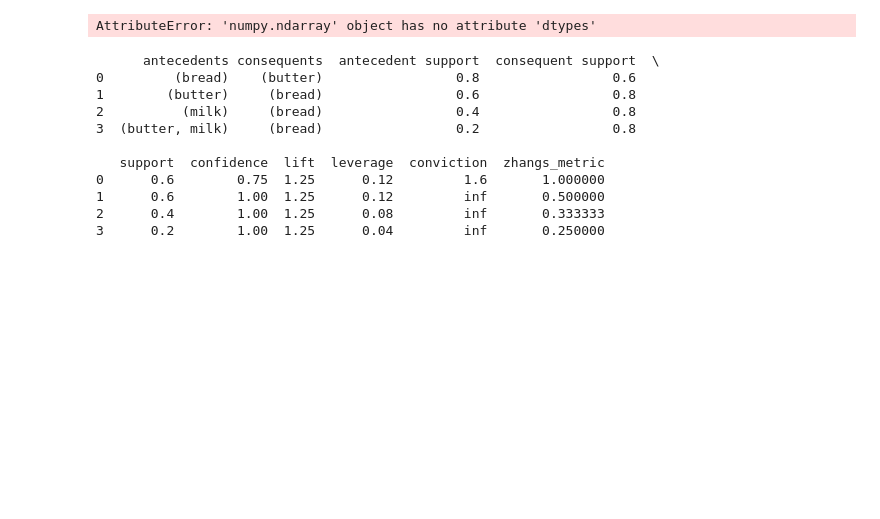
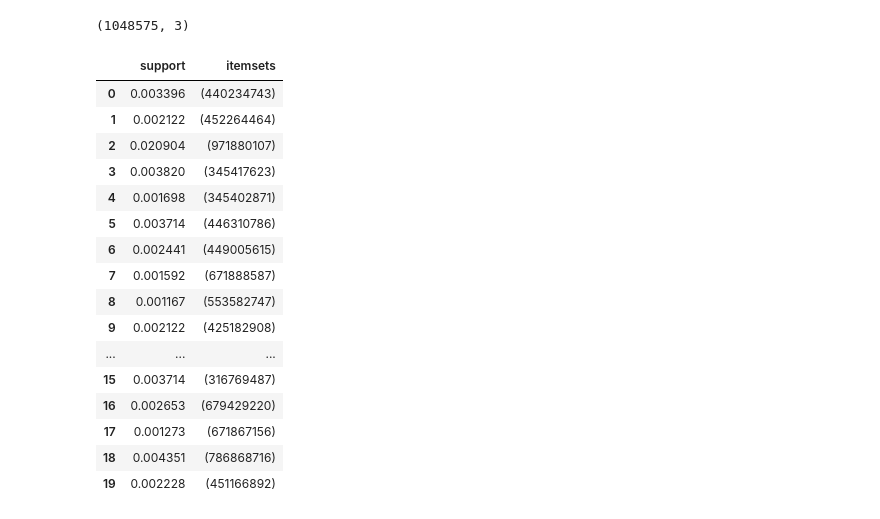
Before and after one commit to arvinnick/mammadAghaRepo, a Jupyter notebook: Exercise 2.01(1402-11-15).ipynb, the cells around one changed output. Saved outputs shown, nothing was run; the diff lists cells and outputs as text; code cells hidden in the pictures; blank space fills up the shorter version.

```diff
--- a/Exercise 2.01(1402-11-15).ipynb
+++ b/Exercise 2.01(1402-11-15).ipynb
@@ -41,22 +1,53 @@ print(df)
-# %%
-#set a threshold value for the support value and calculate the support value.
-df = apriori(df, min_support = 0.2, use_colnames = True, verbose = 1)
-print(df)
-# %% [output]
-AttributeError: 'numpy.ndarray' object has no attribute 'dtypes'
-# %%
-#Let's view our interpretation values using the Associan rule function.
-df_ar = association_rules(df, metric = "confidence", min_threshold = 0.6)
-print(df_ar)
-# %% [output]
-      antecedents consequents  antecedent support  consequent support  \
-0         (bread)    (butter)                 0.8                 0.6
-1        (butter)     (bread)                 0.6                 0.8
-2          (milk)     (bread)                 0.4                 0.8
-3  (butter, milk)     (bread)                 0.2                 0.8
-
-   support  confidence  lift  leverage  conviction  zhangs_metric
-0      0.6        0.75  1.25      0.12         1.6       1.000000
-1      0.6        1.00  1.25      0.12         inf       0.500000
-2      0.4        1.00  1.25      0.08         inf       0.333333
-3      0.2        1.00  1.25      0.04         inf       0.250000
+# %%
+import pandas as pd
+from mlxtend.preprocessing import TransactionEncoder
+from mlxtend.frequent_patterns import apriori, fpmax, fpgrowth
+
+
+# dataset = [['Milk', 'Onion', 'Nutmeg', 'Kidney Beans', 'Eggs', 'Yogurt'],
+#            ['Dill', 'Onion', 'Nutmeg', 'Kidney Beans', 'Eggs', 'Yogurt'],
+#            ['Milk', 'Apple', 'Kidney Beans', 'Eggs'],
+#            ['Milk', 'Unicorn', 'Corn', 'Kidney Beans', 'Yogurt'],
+#            ['Corn', 'Onion', 'Onion', 'Kidney Beans', 'Ice cream', 'Eggs']]
+
+data = pd.read_csv(r'D:\Course statistics\Exercise 2/BX-Book-Ratings1.csv',encoding = "ISO-8859-1")
+print(data.shape)
+data = data.head(1000000)
+
+data['ISBN'] = data['ISBN'].astype('str')
+groupID = data.groupby("User-ID")["ISBN"].apply(lambda x: x.tolist()).reset_index()
+groupID = groupID.rename(columns={"Transaction":"Products"})
+# print(groupID)
+datalist = list(groupID['ISBN'])
+# dataset = datalist[0:5]
+dataset
+
+te = TransactionEncoder()
+te_ary = te.fit(dataset).transform(dataset)
+df = pd.DataFrame(te_ary, columns=te.columns_)
+
+frequent_itemsets = fpgrowth(df, min_support=0.001, use_colnames=True)
+### alternatively:
+# frequent_itemsets = apriori(df, min_support=0.6, use_colnames=True)
+# frequent_itemsets = fpmax(df, min_support=0.6, use_colnames=True)
+
+frequent_itemsets.head(20)
+# %% [output]
+(1048575, 3)
+|  | support | itemsets |
+| 0 | 0.003396 | (440234743) |
+| 1 | 0.002122 | (452264464) |
+| 2 | 0.020904 | (971880107) |
+| 3 | 0.003820 | (345417623) |
+| 4 | 0.001698 | (345402871) |
+| 5 | 0.003714 | (446310786) |
+| 6 | 0.002441 | (449005615) |
+| 7 | 0.001592 | (671888587) |
+| 8 | 0.001167 | (553582747) |
+| 9 | 0.002122 | (425182908) |
+| ... | ... | ... |
+| 15 | 0.003714 | (316769487) |
+| 16 | 0.002653 | (679429220) |
+| 17 | 0.001273 | (671867156) |
+| 18 | 0.004351 | (786868716) |
+| 19 | 0.002228 | (451166892) |
```
Also changed, not shown: parts of 7 cells of this notebook.
